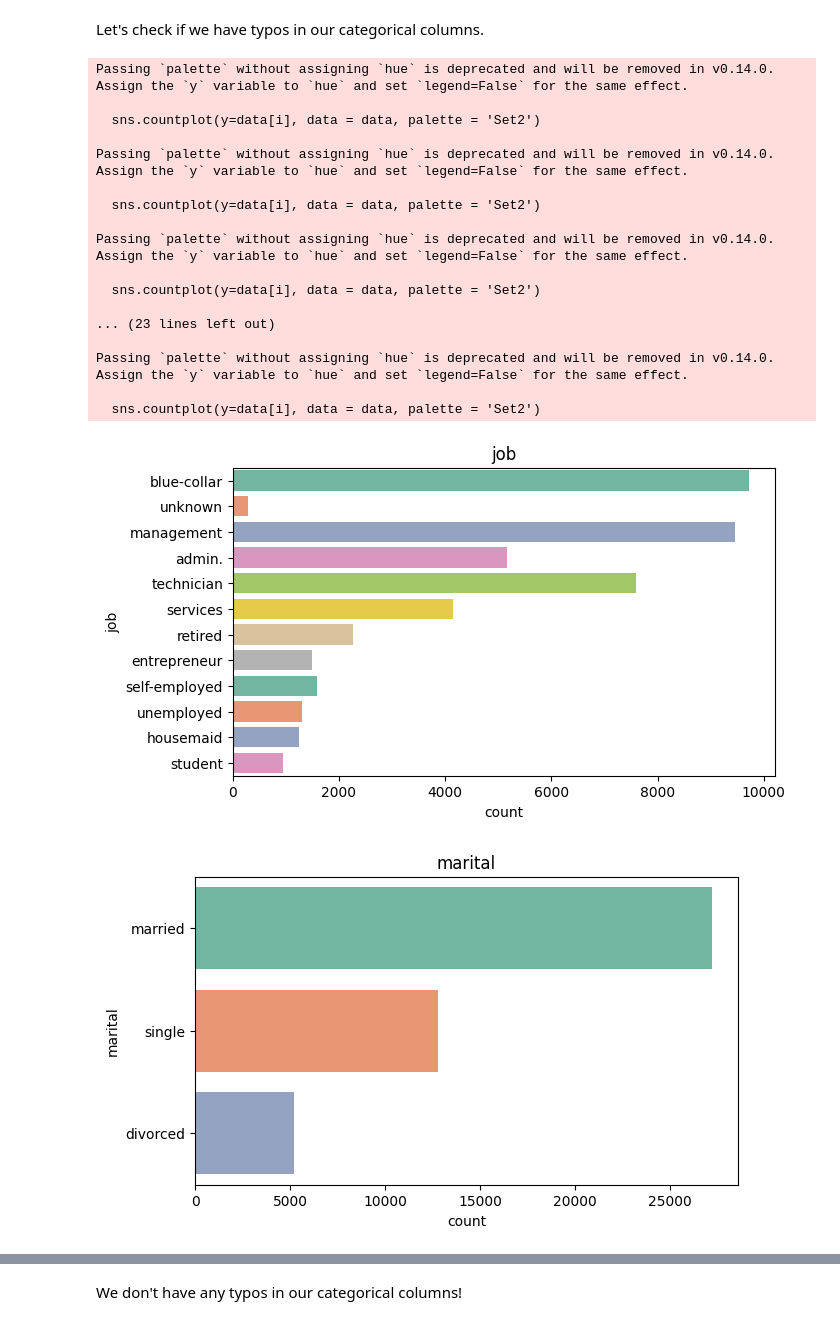
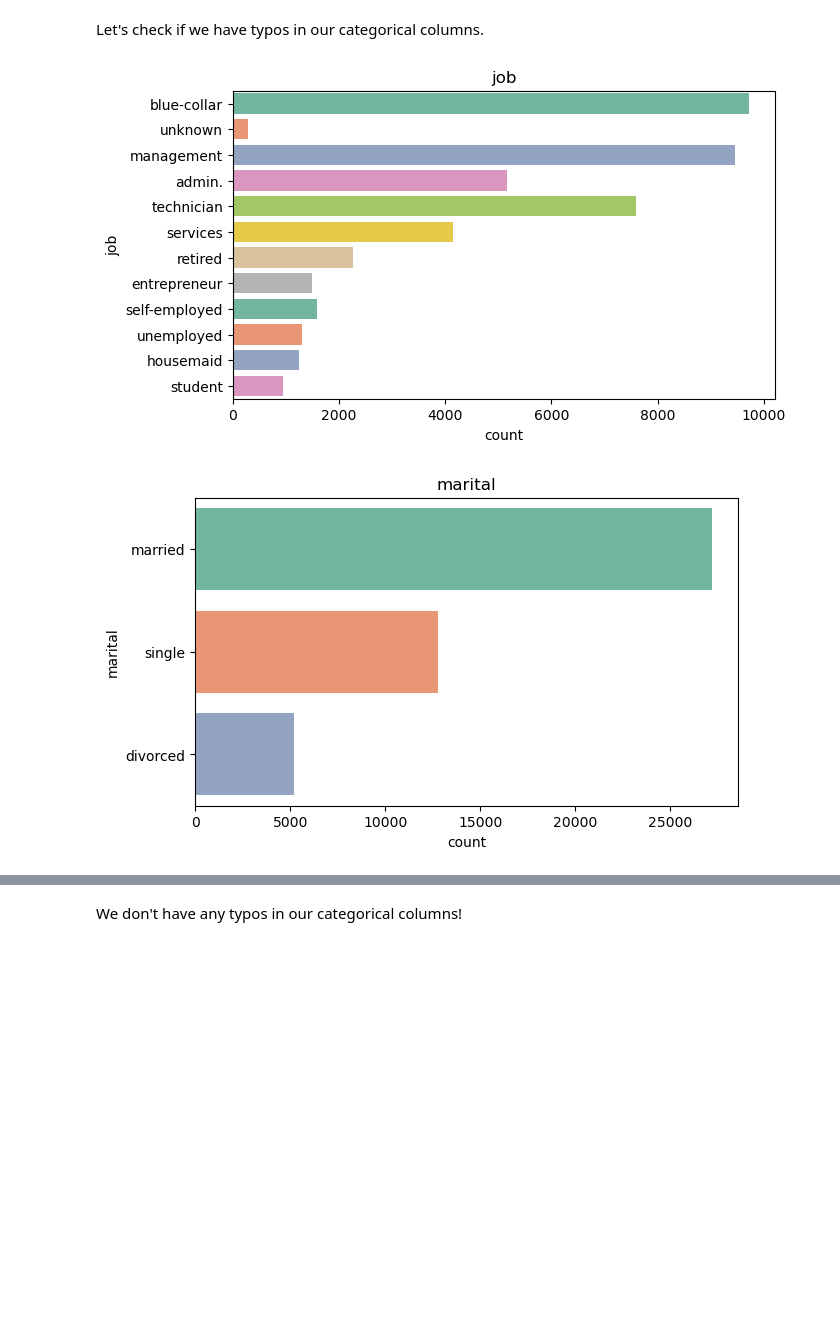
Before and after one commit to DanielCarneiro123/Machine-Learning-Proj, a Jupyter notebook: src/dataset_cleaning.ipynb, the cells around one changed output, grey strips where cells are left out. Cells and saved outputs as stored; diff of their text form; code cells hidden in the pictures; blank space fills up the shorter version.

```diff
--- a/src/dataset_cleaning.ipynb
+++ b/src/dataset_cleaning.ipynb
@@ -257,30 +257,13 @@ Let's check if we have typos in our categorical columns.
 # %%
 col_of_data = ['job', 'marital', 'education', 'default', 'housing', 'loan', 'contact', 'month', 'poutcome', 'y']
 
 for i in col_of_data:
     plt.figure(figsize=(7,4))
     plt.title(i)
-    sns.countplot(y=data[i], data = data, palette = 'Set2')
+    sns.countplot(y=data[i], data = data, palette = 'Set2',hue_order=None)
 # %% [output]
-Passing `palette` without assigning `hue` is deprecated and will be removed in v0.14.0. Assign the `y` variable to `hue` and set `legend=False` for the same effect.
-
-  sns.countplot(y=data[i], data = data, palette = 'Set2')
-
-Passing `palette` without assigning `hue` is deprecated and will be removed in v0.14.0. Assign the `y` variable to `hue` and set `legend=False` for the same effect.
-
-  sns.countplot(y=data[i], data = data, palette = 'Set2')
-
-Passing `palette` without assigning `hue` is deprecated and will be removed in v0.14.0. Assign the `y` variable to `hue` and set `legend=False` for the same effect.
-
-  sns.countplot(y=data[i], data = data, palette = 'Set2')
-
-... (23 lines left out)
-
-Passing `palette` without assigning `hue` is deprecated and will be removed in v0.14.0. Assign the `y` variable to `hue` and set `legend=False` for the same effect.
-
-  sns.countplot(y=data[i], data = data, palette = 'Set2')
-[figure, old version]
+[figure, new version]
-[figure, old version]
+[figure, new version]
 [figure]
 [figure]
 [figure]
```
Also changed, not shown: parts of 1 cell of this notebook.
